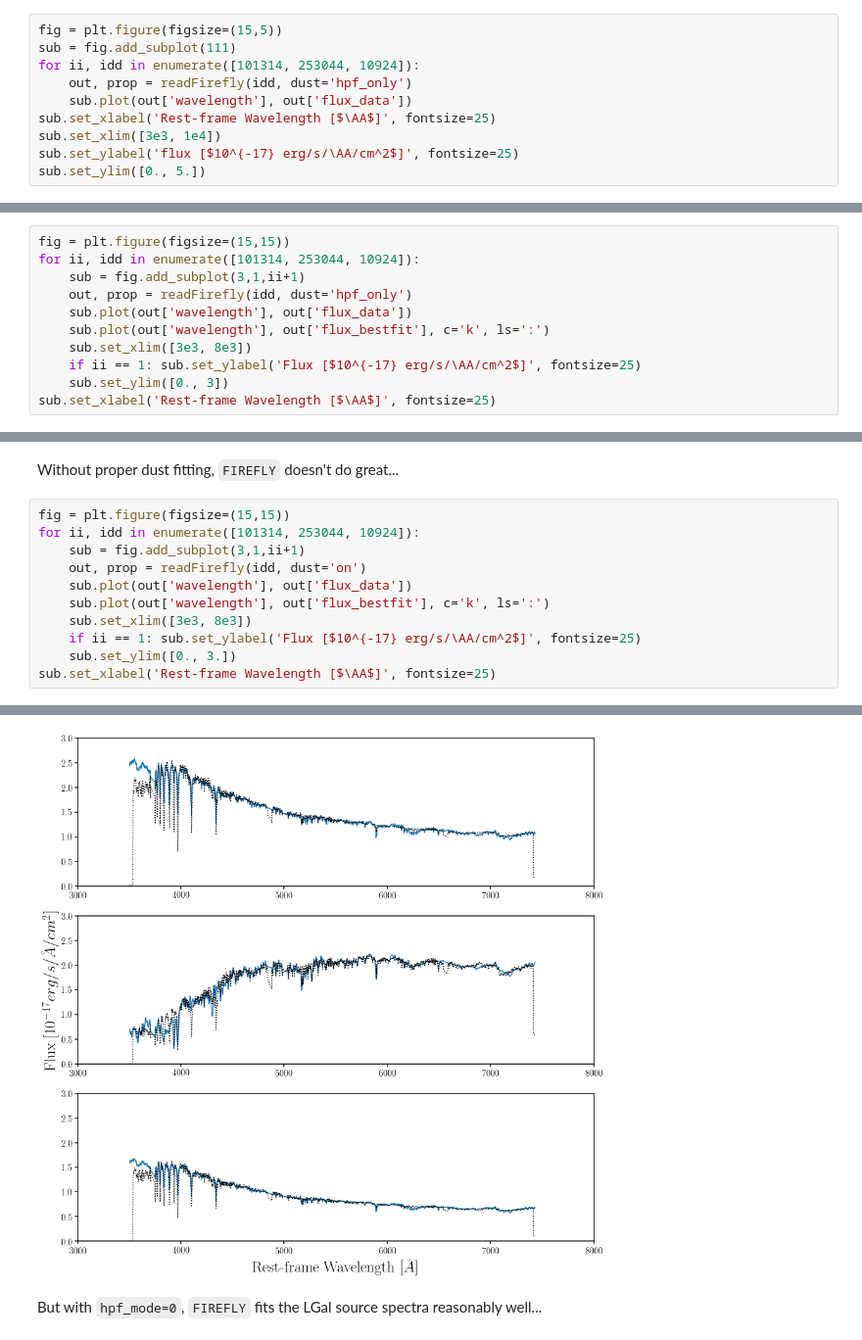
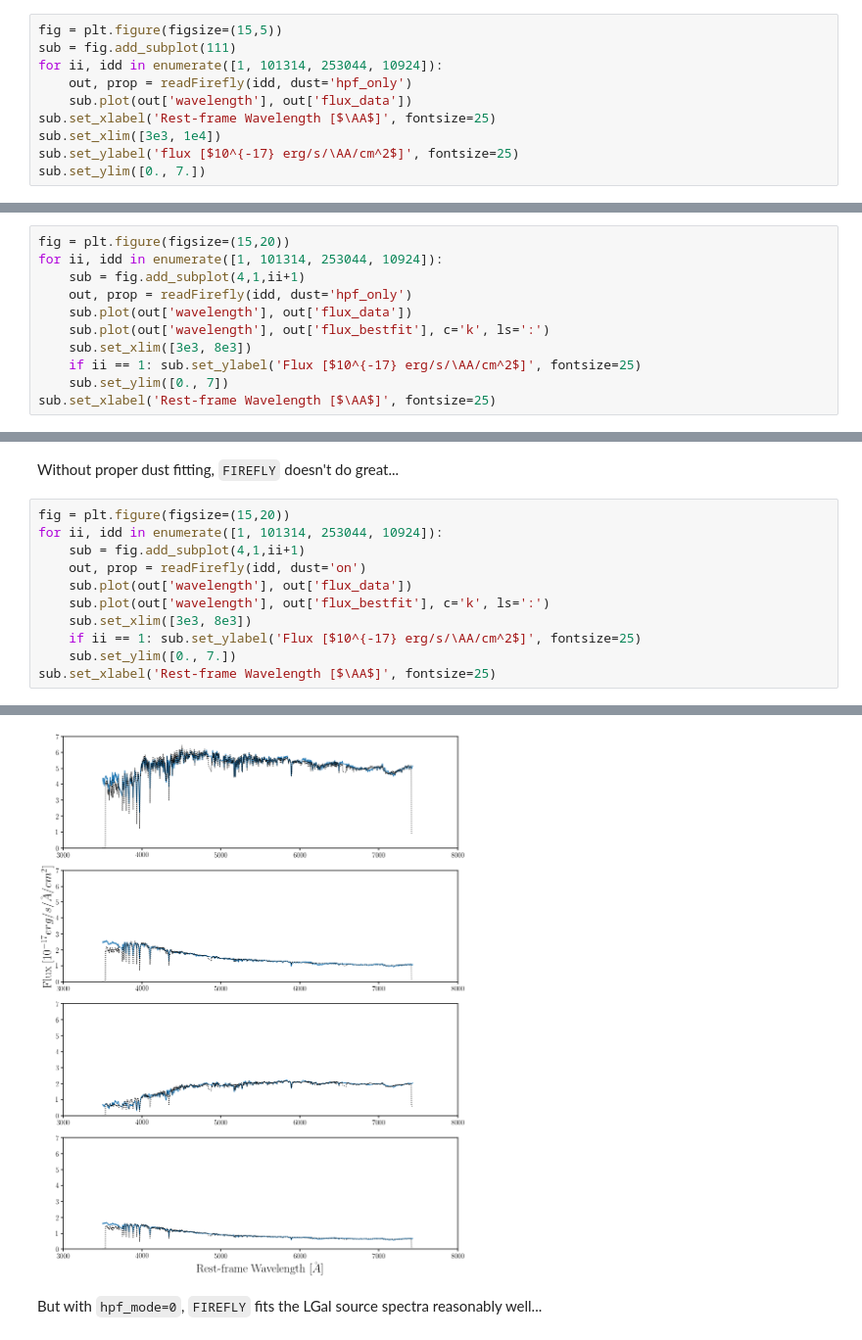
Before and after one commit to changhoonhahn/FOMOspec, a Jupyter notebook: notebook/local_Lgal_firefly_sourcespec.ipynb, the cells around one changed output, grey strips where cells are left out. Shown: that part at 98% size. Cells and saved outputs as stored; diff of their text form.

```diff
--- a/notebook/local_Lgal_firefly_sourcespec.ipynb
+++ b/notebook/local_Lgal_firefly_sourcespec.ipynb
@@ -41,11 +41,11 @@ Here's what the source spectra for 3 random galaxies look like
 # %%
 fig = plt.figure(figsize=(15,5))
 sub = fig.add_subplot(111)
-for ii, idd in enumerate([101314, 253044, 10924]):
+for ii, idd in enumerate([1, 101314, 253044, 10924]):
     out, prop = readFirefly(idd, dust='hpf_only')
     sub.plot(out['wavelength'], out['flux_data'])
 sub.set_xlabel('Rest-frame Wavelength [$\AA$]', fontsize=25)
 sub.set_xlim([3e3, 1e4])
 sub.set_ylabel('flux [$10^{-17} erg/s/\AA/cm^2$]', fontsize=25)
-sub.set_ylim([0., 5.])
+sub.set_ylim([0., 7.])
 # %% [output]
@@ -54,13 +54,13 @@ sub.set_ylim([0., 5.])
 # %%
-fig = plt.figure(figsize=(15,15))
-for ii, idd in enumerate([101314, 253044, 10924]):
-    sub = fig.add_subplot(3,1,ii+1)
+fig = plt.figure(figsize=(15,20))
+for ii, idd in enumerate([1, 101314, 253044, 10924]):
+    sub = fig.add_subplot(4,1,ii+1)
     out, prop = readFirefly(idd, dust='hpf_only')
     sub.plot(out['wavelength'], out['flux_data'])
     sub.plot(out['wavelength'], out['flux_bestfit'], c='k', ls=':')
     sub.set_xlim([3e3, 8e3])
     if ii == 1: sub.set_ylabel('Flux [$10^{-17} erg/s/\AA/cm^2$]', fontsize=25)
-    sub.set_ylim([0., 3])
+    sub.set_ylim([0., 7])
 sub.set_xlabel('Rest-frame Wavelength [$\AA$]', fontsize=25)
 # %% [output]
 Text(0.5,0,'Rest-frame Wavelength [$\\AA$]')
@@ -68,18 +68,18 @@ Text(0.5,0,'Rest-frame Wavelength [$\\AA$]')
 # %% [markdown]
 Without proper dust fitting, `FIREFLY` doesn't do great...
 # %%
-fig = plt.figure(figsize=(15,15))
-for ii, idd in enumerate([101314, 253044, 10924]):
-    sub = fig.add_subplot(3,1,ii+1)
+fig = plt.figure(figsize=(15,20))
+for ii, idd in enumerate([1, 101314, 253044, 10924]):
+    sub = fig.add_subplot(4,1,ii+1)
     out, prop = readFirefly(idd, dust='on')
     sub.plot(out['wavelength'], out['flux_data'])
     sub.plot(out['wavelength'], out['flux_bestfit'], c='k', ls=':')
     sub.set_xlim([3e3, 8e3])
     if ii == 1: sub.set_ylabel('Flux [$10^{-17} erg/s/\AA/cm^2$]', fontsize=25)
-    sub.set_ylim([0., 3.])
+    sub.set_ylim([0., 7.])
 sub.set_xlabel('Rest-frame Wavelength [$\AA$]', fontsize=25)
 # %% [output]
 Text(0.5,0,'Rest-frame Wavelength [$\\AA$]')
-[figure, old version]
+[figure, new version]
 # %% [markdown]
 But with `hpf_mode=0`, `FIREFLY` fits the LGal source spectra reasonably well...
```
Also changed, not shown: parts of 2 cells of this notebook, 3 other files.
